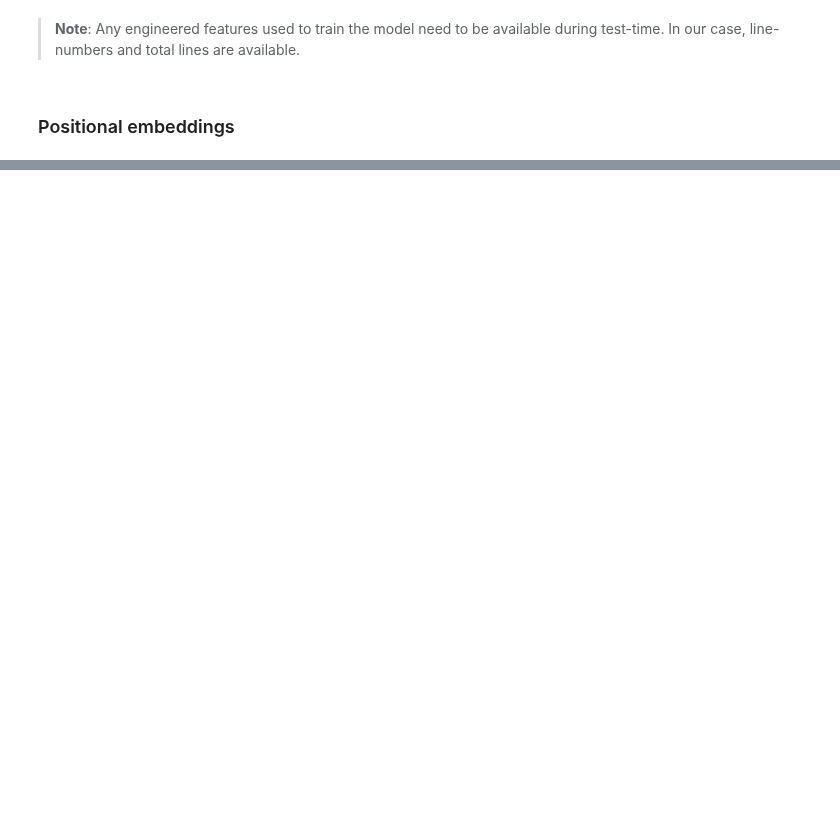
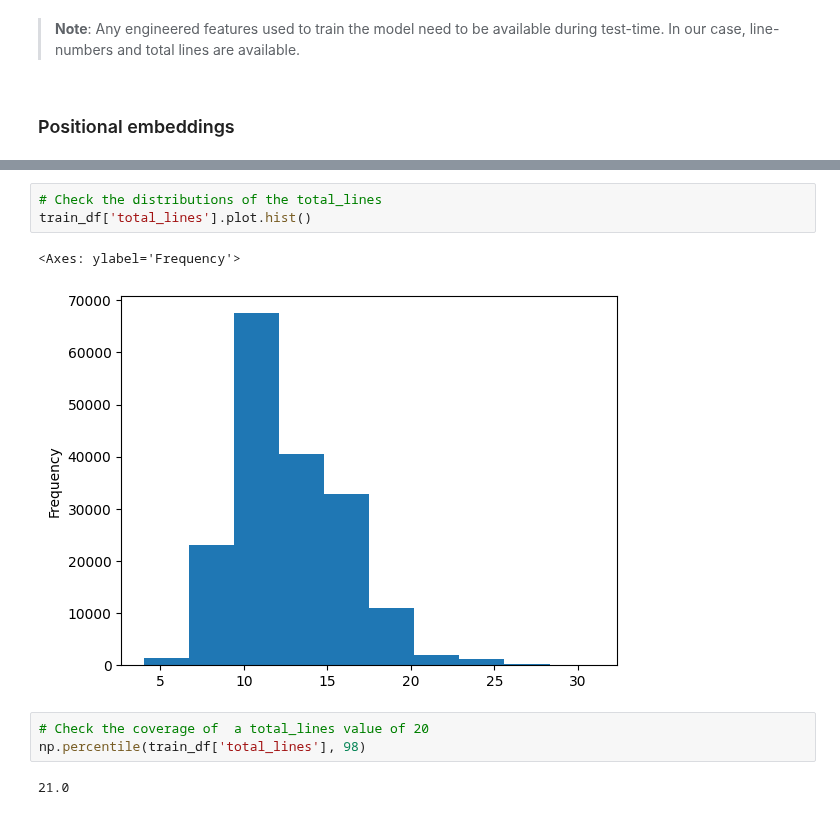
Before and after one commit to sodeso-nl/ml-notebooks, a Jupyter notebook: tensorflow-developer-certificate/section-11/tdc-section-11.ipynb, the cells around one changed output, grey strips where cells are left out. Drawn from its saved outputs; the diff is of its cells as text; blank space fills up the shorter version.

```diff
--- a/tensorflow-developer-certificate/section-11/tdc-section-11.ipynb
+++ b/tensorflow-developer-certificate/section-11/tdc-section-11.ipynb
@@ -1083,0 +1164,11 @@ train_df['total_lines'].value_count()
+# %%
+# Check the distributions of the total_lines
+train_df['total_lines'].plot.hist()
+# %% [output]
+<Axes: ylabel='Frequency'>
+[figure, added]
+# %%
+# Check the coverage of  a total_lines value of 20
+np.percentile(train_df['total_lines'], 98)
+# %% [output]
+21.0
```
Also changed, not shown: parts of 28 cells of this notebook.
